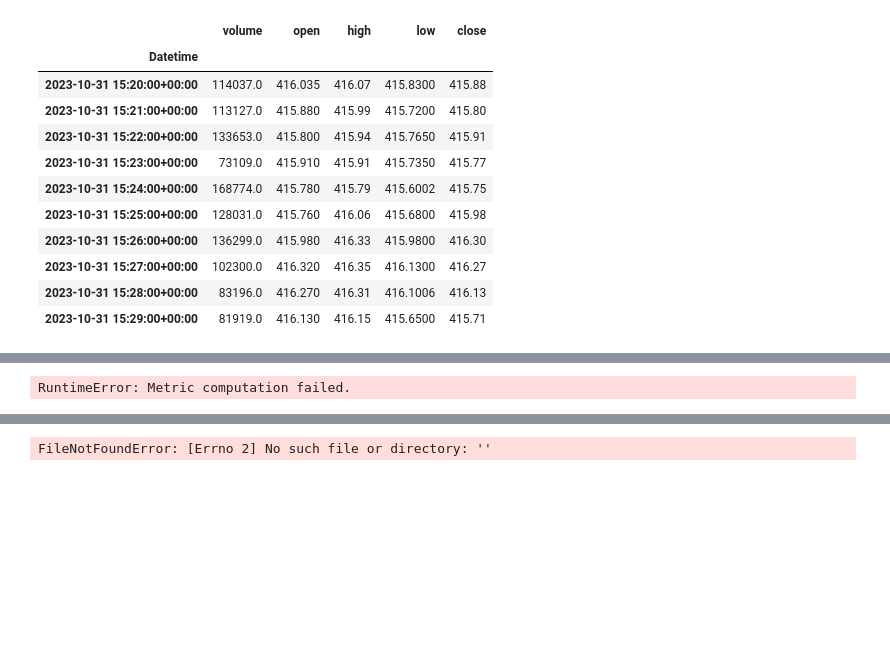
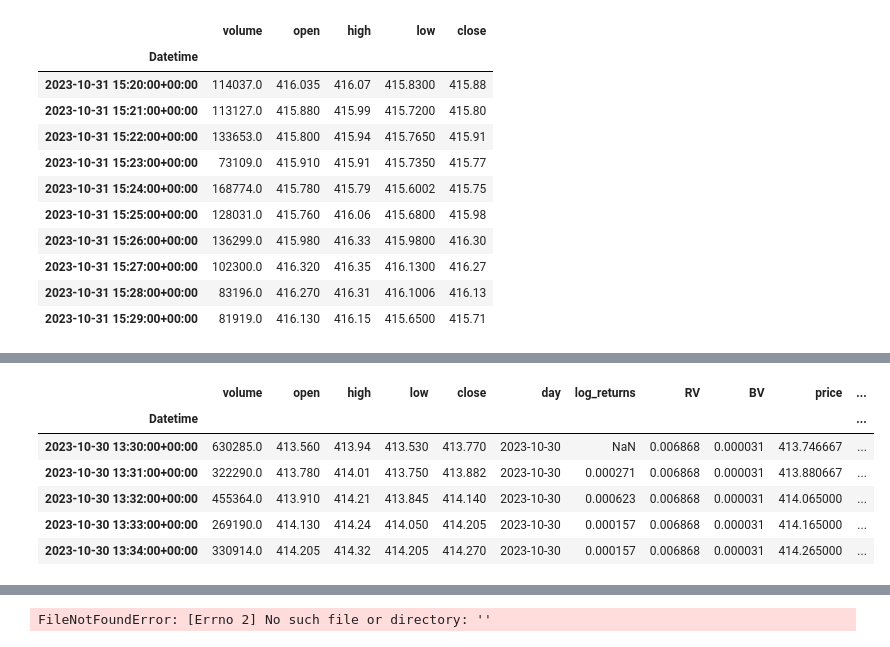
Before and after one commit to blackswan-quants/intraday-momentum, a Jupyter notebook: notebooks/replicating.ipynb, the cells around one changed output, grey strips where cells are left out. Cells and saved outputs as stored; diff of their text form; code cells hidden in the pictures; blank space fills up the shorter version.

```diff
--- a/notebooks/replicating.ipynb
+++ b/notebooks/replicating.ipynb
@@ -144,8 +169,8 @@ dividends["caldt"] = pd.to_datetime(dividends["caldt"]).dt.date
 # %%
 # Compute metrics
 mc = MetricsCalculator()
-mc.from_clean_df(df_spy_daily)
-mc._validate_input(df_spy_daily)
+df_spy, df_spy_daily= mc.from_clean_df(df_spy)
+#mc._validate_input(df_spy_daily)
 
 mc.compute_intraday_cum_vwap(df_spy)
 mc.compute_move_open(df_spy)
@@ -178 +203,7 @@ KeyError: 'Datetime'
-RuntimeError: Metric computation failed.
+|  | volume | open | high | low | close | day | log_returns | RV | BV | price | ... |
+| Datetime |  |  |  |  |  |  |  |  |  |  | ... |
+| 2023-10-30 13:30:00+00:00 | 630285.0 | 413.560 | 413.94 | 413.530 | 413.770 | 2023-10-30 | NaN | 0.006868 | 0.000031 | 413.746667 | ... |
+| 2023-10-30 13:31:00+00:00 | 322290.0 | 413.780 | 414.01 | 413.750 | 413.882 | 2023-10-30 | 0.000271 | 0.006868 | 0.000031 | 413.880667 | ... |
+| 2023-10-30 13:32:00+00:00 | 455364.0 | 413.910 | 414.21 | 413.845 | 414.140 | 2023-10-30 | 0.000623 | 0.006868 | 0.000031 | 414.065000 | ... |
+| 2023-10-30 13:33:00+00:00 | 269190.0 | 414.130 | 414.24 | 414.050 | 414.205 | 2023-10-30 | 0.000157 | 0.006868 | 0.000031 | 414.165000 | ... |
+| 2023-10-30 13:34:00+00:00 | 330914.0 | 414.205 | 414.32 | 414.205 | 414.270 | 2023-10-30 | 0.000157 | 0.006868 | 0.000031 | 414.265000 | ... |
```
Also changed, not shown: parts of 8 cells of this notebook, 2 other files.
